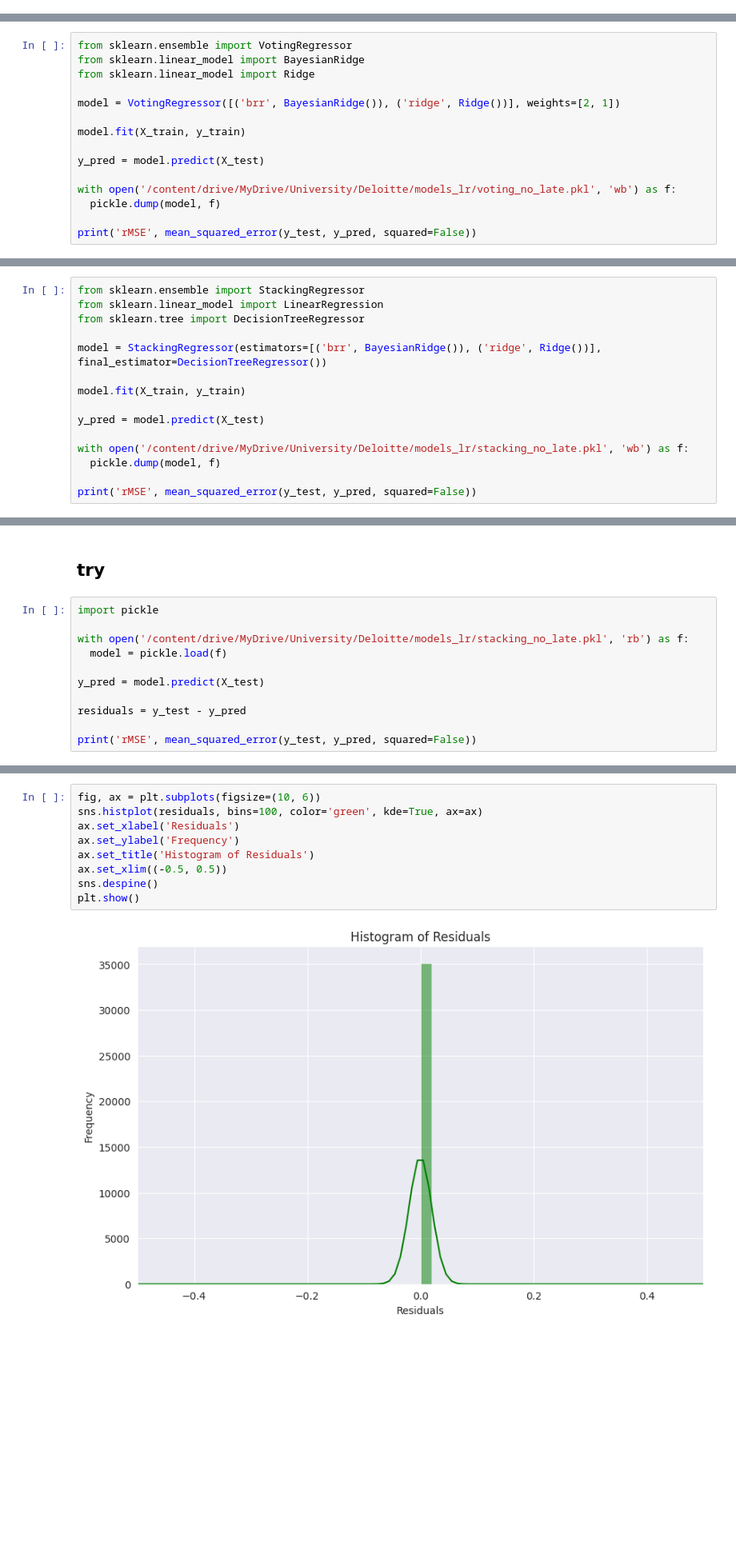
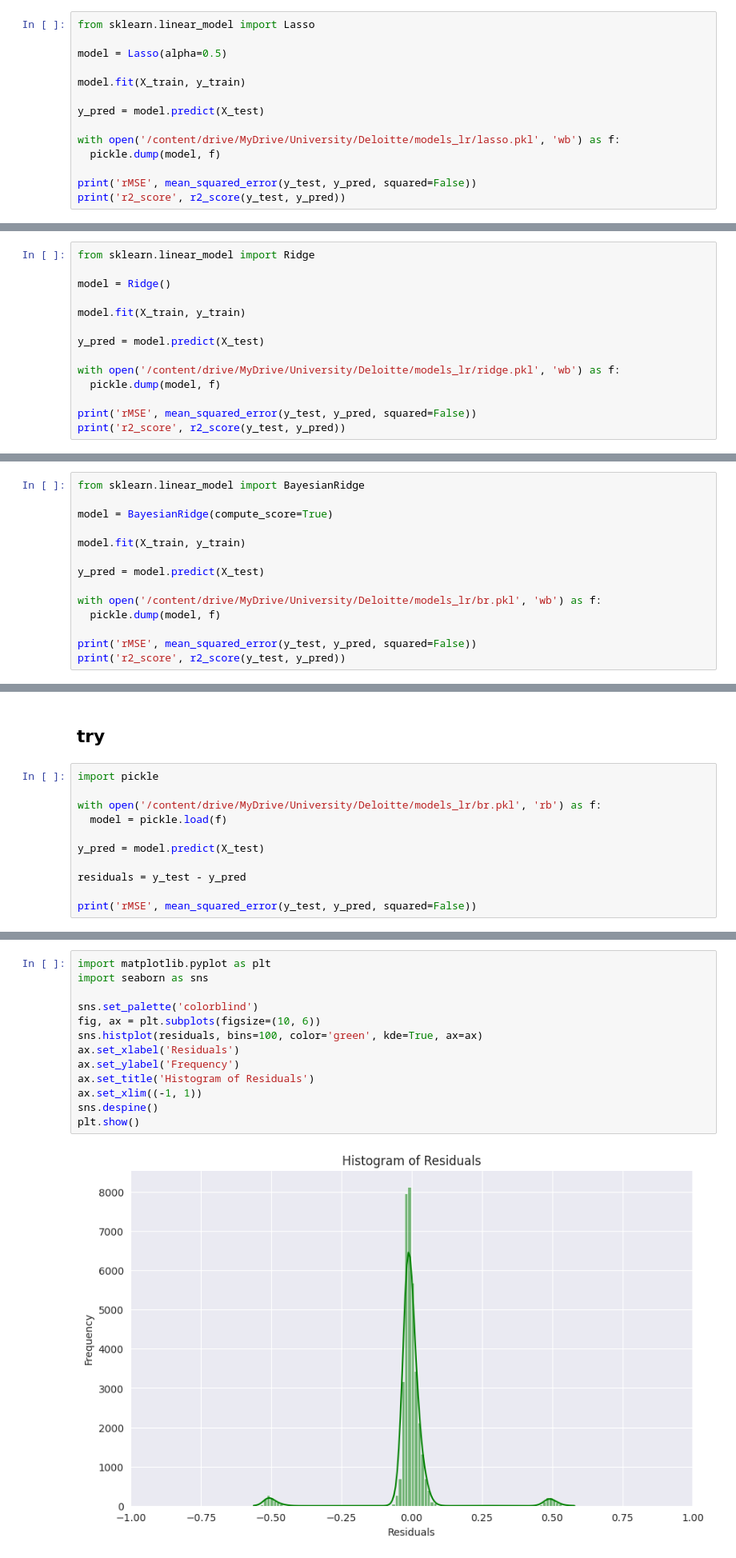
Before and after one commit to giakomorssi/Fraud-and-Delivery, a Jupyter notebook: 02_Prediction.ipynb, the cells around one changed output, grey strips where cells are left out. Shown at 80% size. Saved outputs shown, nothing was run; the diff lists cells and outputs as text; blank space fills up the shorter version.

```diff
--- a/02_Prediction.ipynb
+++ b/02_Prediction.ipynb
@@ -169,0 +184,14 @@ X_train.shape
+# %%
+from sklearn.linear_model import Lasso
+
+model = Lasso(alpha=0.5)
+
+model.fit(X_train, y_train)
+
+y_pred = model.predict(X_test)
+
+with open('/content/drive/MyDrive/University/Deloitte/models_lr/lasso.pkl', 'wb') as f:
+  pickle.dump(model, f)
+
+print('rMSE', mean_squared_error(y_test, y_pred, squared=False))
+print('r2_score', r2_score(y_test, y_pred))
@@ -170,16 +201,15 @@ X_train.shape
 # %%
-from sklearn.ensemble import VotingRegressor
-from sklearn.linear_model import BayesianRidge
 from sklearn.linear_model import Ridge
 
-model = VotingRegressor([('brr', BayesianRidge()), ('ridge', Ridge())], weights=[2, 1])
+model = Ridge()
 
 model.fit(X_train, y_train)
 
 y_pred = model.predict(X_test)
 
-with open('/content/drive/MyDrive/University/Deloitte/models_lr/voting_no_late.pkl', 'wb') as f:
+with open('/content/drive/MyDrive/University/Deloitte/models_lr/ridge.pkl', 'wb') as f:
   pickle.dump(model, f)
 
 print('rMSE', mean_squared_error(y_test, y_pred, squared=False))
+print('r2_score', r2_score(y_test, y_pred))
 # %% [output]
@@ -187,16 +218,15 @@ rMSE 0.22078022006372397
 # %%
-from sklearn.ensemble import StackingRegressor
-from sklearn.linear_model import LinearRegression
-from sklearn.tree import DecisionTreeRegressor
+from sklearn.linear_model import BayesianRidge
 
-model = StackingRegressor(estimators=[('brr', BayesianRidge()), ('ridge', Ridge())], final_estimator=DecisionTreeRegressor())
+model = BayesianRidge(compute_score=True)
 
 model.fit(X_train, y_train)
 
 y_pred = model.predict(X_test)
 
-with open('/content/drive/MyDrive/University/Deloitte/models_lr/stacking_no_late.pkl', 'wb') as f:
+with open('/content/drive/MyDrive/University/Deloitte/models_lr/br.pkl', 'wb') as f:
   pickle.dump(model, f)
 
 print('rMSE', mean_squared_error(y_test, y_pred, squared=False))
+print('r2_score', r2_score(y_test, y_pred))
 # %% [output]
@@ -206,7 +237,7 @@ rMSE 0.16650963870854307
 # %%
 import pickle
 
-with open('/content/drive/MyDrive/University/Deloitte/models_lr/stacking_no_late.pkl', 'rb') as f:
+with open('/content/drive/MyDrive/University/Deloitte/models_lr/br.pkl', 'rb') as f:
   model = pickle.load(f)
 
 y_pred = model.predict(X_test)
@@ -271,12 +302,16 @@ plt.show()
 # %%
+import matplotlib.pyplot as plt
+import seaborn as sns
+
+sns.set_palette('colorblind')
 fig, ax = plt.subplots(figsize=(10, 6))
 sns.histplot(residuals, bins=100, color='green', kde=True, ax=ax)
 ax.set_xlabel('Residuals')
 ax.set_ylabel('Frequency')
 ax.set_title('Histogram of Residuals')
-ax.set_xlim((-0.5, 0.5))
+ax.set_xlim((-1, 1))
 sns.despine()
 plt.show()
 # %% [output]
-[figure, old version]
+[figure, new version]
 # %%
```
Also changed, not shown: parts of 13 cells of this notebook.
